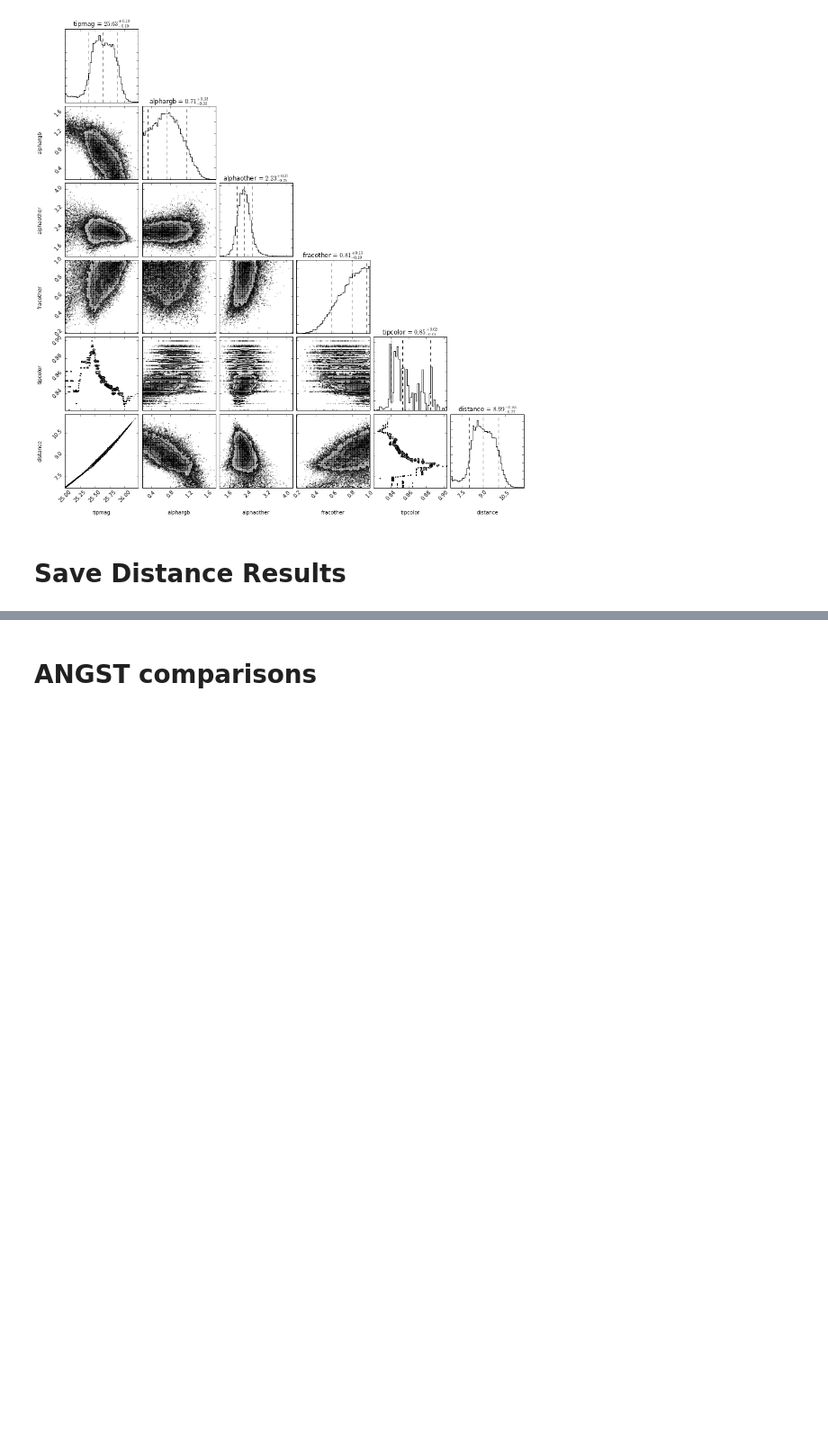
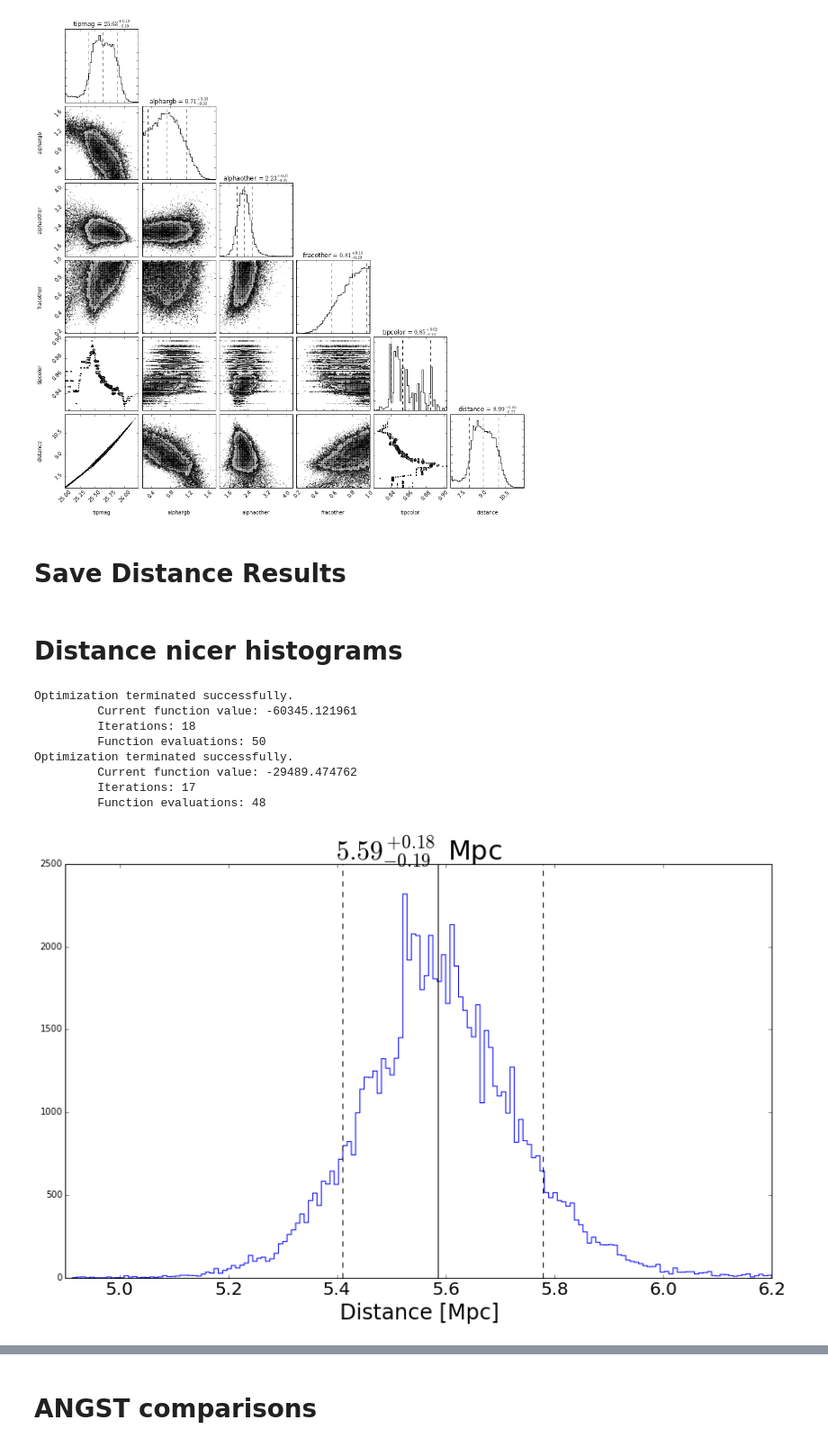
Before and after one commit to eteq/piscdwarfs_hst, a Jupyter notebook: MCMC Distance and ANGST comparisons.ipynb, the cells around one changed output, grey strips where cells are left out. Shown at 90% size. Saved outputs shown, nothing was run; the diff lists cells and outputs as text; code cells hidden in the pictures; blank space fills up the shorter version.

```diff
--- a/MCMC Distance and ANGST comparisons.ipynb
+++ b/MCMC Distance and ANGST comparisons.ipynb
@@ -293,3 +293,45 @@ emceemr.triangle_plot(modB, samplerB, quantiles=[.1, .5, .9], show_titles=True,
 # Save Distance Results
 # %%
 np.savez('PiscAB_distances.npz', piscA_dist_Mpc=d_distrA.Mpc, piscB_dist_Mpc=d_distrB.Mpc)
+# %% [markdown]
+# Distance nicer histograms
+# %%
+from astroML import plotting
+
+def dist_hist(distr, xlims=None, bins='knuth'):
+    distr = distr.ravel().to(u.Mpc).value
+
+    plotting.hist(distr, bins=bins, histtype='step', range=xlims)
+
+    p10, p50, p90 = np.percentile(distr, [10, 50, 90])
+    plt.axvline(p50, color='k')
+    plt.axvline(p10, color='k', ls='dashed')
+    plt.axvline(p90, color='k', ls='dashed')
+
+    plt.title(r'${0:.2f}^<+{1:.2f}>_<{2:.2f}>$ Mpc'.format(p50,p50-p10,p50-p90).replace('<','{').replace('>','}'), fontsize=30)
+
+    if xlims is not None:
+        plt.xlim(*xlims)
+    plt.xlabel('Distance [Mpc]',fontsize=24)
+    plt.xticks(fontsize=20)
+
+
+plt.figure(figsize=(12,8))
+dist_hist(d_distrA, (4.9,6.2), 'knuth')
+plt.tight_layout()
+plt.savefig('/Users/erik/Documents/presentations/Chile15/PiscA_dist.pdf')
+
+plt.figure(figsize=(12,8))
+dist_hist(d_distrB, (7,11.5), 'knuth')
+plt.tight_layout()
+plt.savefig('/Users/erik/Documents/presentations/Chile15/PiscB_dist.pdf')
+# %% [output]
+Optimization terminated successfully.
+         Current function value: -60345.121961
+         Iterations: 18
+         Function evaluations: 50
+Optimization terminated successfully.
+         Current function value: -29489.474762
+         Iterations: 17
+         Function evaluations: 48
+[figure, added]
```
Also changed, not shown: parts of 2 cells of this notebook, 3 other files.
